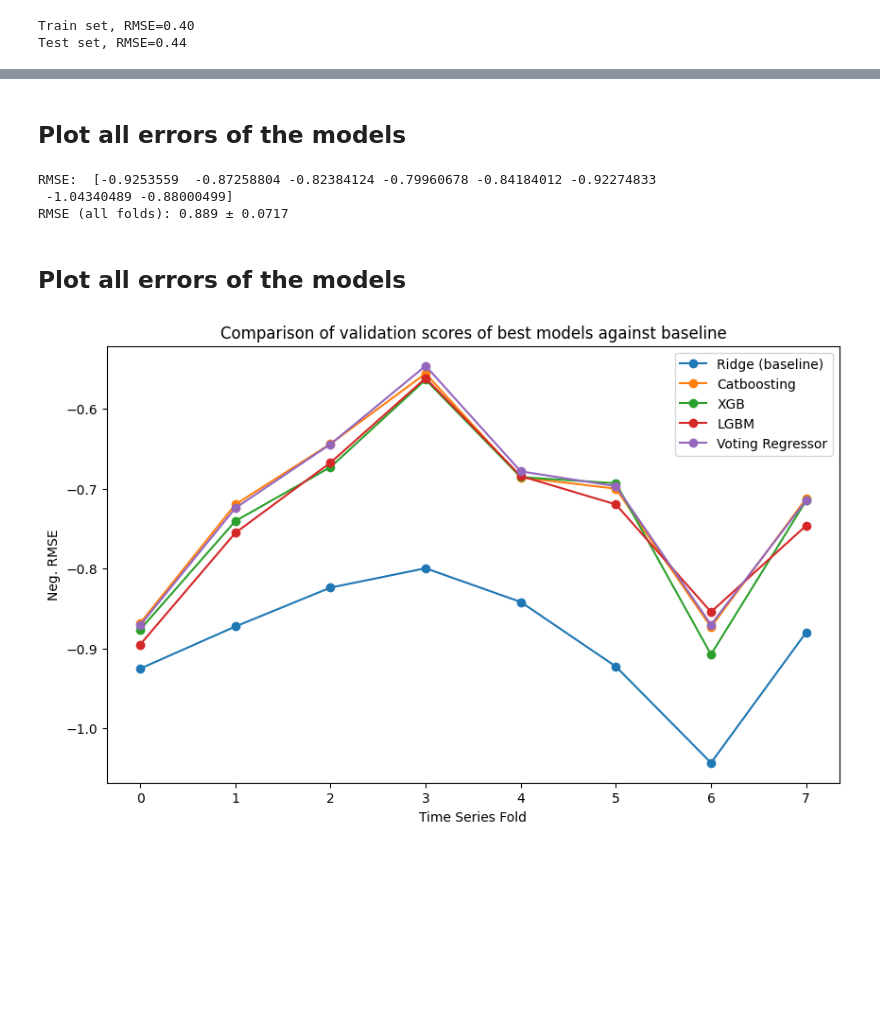
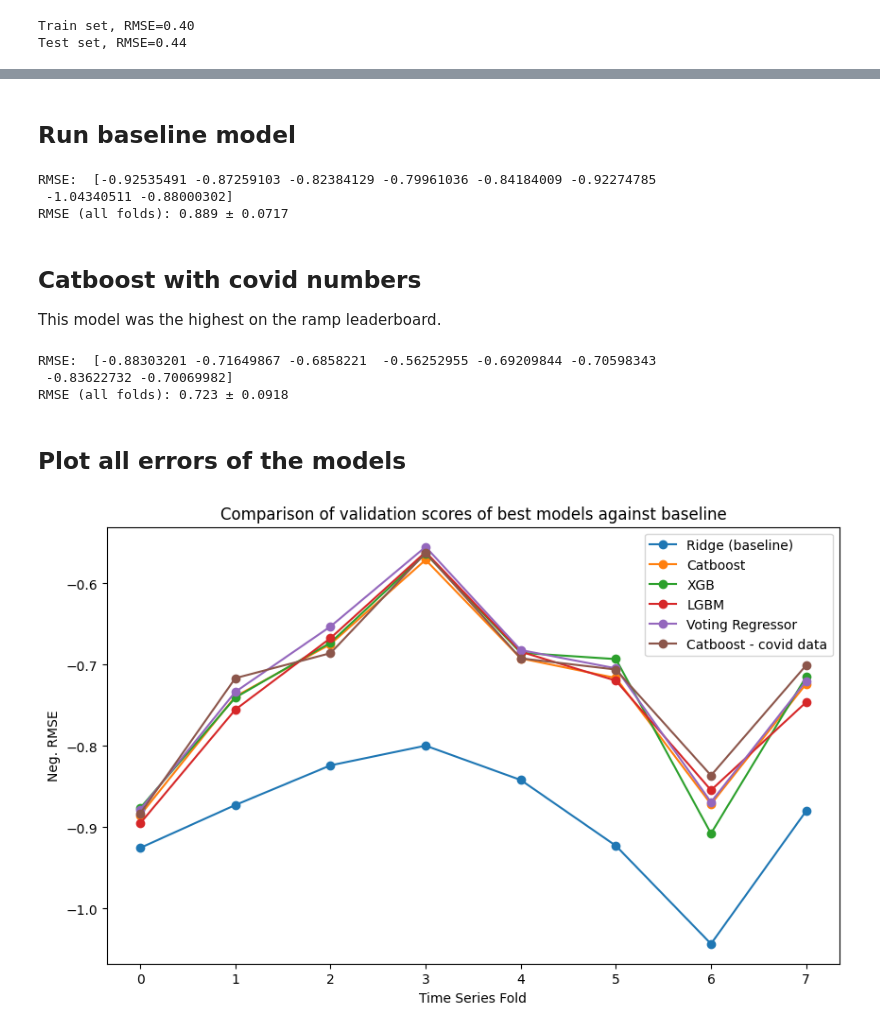
Before and after one commit to stlbnmaria/PythonForDS_Project, a Jupyter notebook: modeling/model_aggregations.ipynb, the cells around one changed output, grey strips where cells are left out. Drawn from its saved outputs; the diff is of its cells as text; code cells hidden in the pictures; blank space fills up the shorter version.

Commit message:
added covid model to notebook and plot

```diff
--- a/modeling/model_aggregations.ipynb
+++ b/modeling/model_aggregations.ipynb
@@ -255,0 +261,2 @@ problem.error_plot(y_pred_test, y_test, "Voting Regressor")
+# %% [markdown]
+## Run baseline model
@@ -256,2 +271,62 @@ problem.error_plot(y_pred_test, y_test, "Voting Regressor")
+# %%
+cv = problem.get_cv(X_train, y_train)
+baseline_scores = cross_val_score(
+    baseline, X_train, y_train, cv=cv, scoring="neg_root_mean_squared_error"
+)
+print("RMSE: ", baseline_scores)
+print(f"RMSE (all folds): {-baseline_scores.mean():.3} ± {(-baseline_scores).std():.3}")
+# %% [output]
+RMSE:  [-0.92535491 -0.87259103 -0.82384129 -0.79961036 -0.84184009 -0.92274785
+ -1.04340511 -0.88000302]
+RMSE (all folds): 0.889 ± 0.0717
+# %% [markdown]
+## Catboost with covid numbers
+This model was the highest on the ramp leaderboard.
+# %%
+# merge external data
+merge_cov_weather = FunctionTransformer(problem._merge_external_data, kw_args={"weather_only": False})
+
+# numerical variables in X
+num_cols_cov = ["temp", "prcp", "wspd", "latitude", "longitude", "daily_covid_cases"]
+
+# create column transformer with all one hot encoders
+preprocessor = ColumnTransformer(
+    [
+        ("date", OneHotEncoder(handle_unknown="ignore"), date_cols + add_date_cols),
+        ("num", StandardScaler(), num_cols_cov),
+        ("cat", OneHotEncoder(handle_unknown="ignore"), categorical_cols),
+        ("binary", "passthrough", bin_cols),
+    ],
+)
+# %%
+# catboost regressor with parameters obtained by gridsearch
+regressor_cov = CatBoostRegressor(
+    depth=10,
+    iterations=1000,
+    rsm=0.15,
+    sampling_frequency="PerTree",
+    subsample=0.7,
+    verbose=0,
+)
+
+# define final pipeline
+pipe_cov = make_pipeline(
+    merge_cov_weather,
+    date_encoder,
+    add_date_encoder,
+    preprocessor,
+    regressor_cov,
+)
+# %%
+cv = problem.get_cv(X_train, y_train)
+cov_scores = cross_val_score(
+    pipe_cov, X_train, y_train, cv=cv, scoring="neg_root_mean_squared_error"
+)
+print("RMSE: ", cov_scores)
+print(f"RMSE (all folds): {-cov_scores.mean():.3} ± {(-cov_scores).std():.3}")
+# %% [output]
+RMSE:  [-0.88303201 -0.71649867 -0.6858221  -0.56252955 -0.69209844 -0.70598343
+ -0.83622732 -0.70069982]
+RMSE (all folds): 0.723 ± 0.0918
 # %% [markdown]
 ## Plot all errors of the models
@@ -266,33 +333,21 @@ baseline = make_pipeline(
-# %%
-cv = problem.get_cv(X_train, y_train)
-baseline_scores = cross_val_score(
-    baseline, X_train, y_train, cv=cv, scoring="neg_root_mean_squared_error"
-)
-print("RMSE: ", baseline_scores)
-print(f"RMSE (all folds): {-baseline_scores.mean():.3} ± {(-baseline_scores).std():.3}")
-# %% [output]
-RMSE:  [-0.9253559  -0.87258804 -0.82384124 -0.79960678 -0.84184012 -0.92274833
- -1.04340489 -0.88000499]
-RMSE (all folds): 0.889 ± 0.0717
-# %% [markdown]
-## Plot all errors of the models
 # %%
 validation_errors = [
     baseline_scores,
     cat_scores,
     scores_xgb,
     lgbm_scores,
     voting_scores,
+    cov_scores,
 ]
-labels = ["Ridge (baseline)", "Catboosting", "XGB", "LGBM", "Voting Regressor"]
+labels = ["Ridge (baseline)", "Catboost", "XGB", "LGBM", "Voting Regressor", "Catboost - covid data"]
 
 plt.figure(figsize=(10, 6))
 for errors, label in zip(validation_errors, labels):
     plt.plot(range(8), errors, "-o", label=label)
 
 plt.xlabel("Time Series Fold")
 plt.ylabel("Neg. RMSE")
 plt.title("Comparison of validation scores of best models against baseline")
 plt.legend();
 # %% [output]
-[figure, old version]
+[figure, new version]
```
Also changed, not shown: parts of 17 cells of this notebook, 2 other files.
